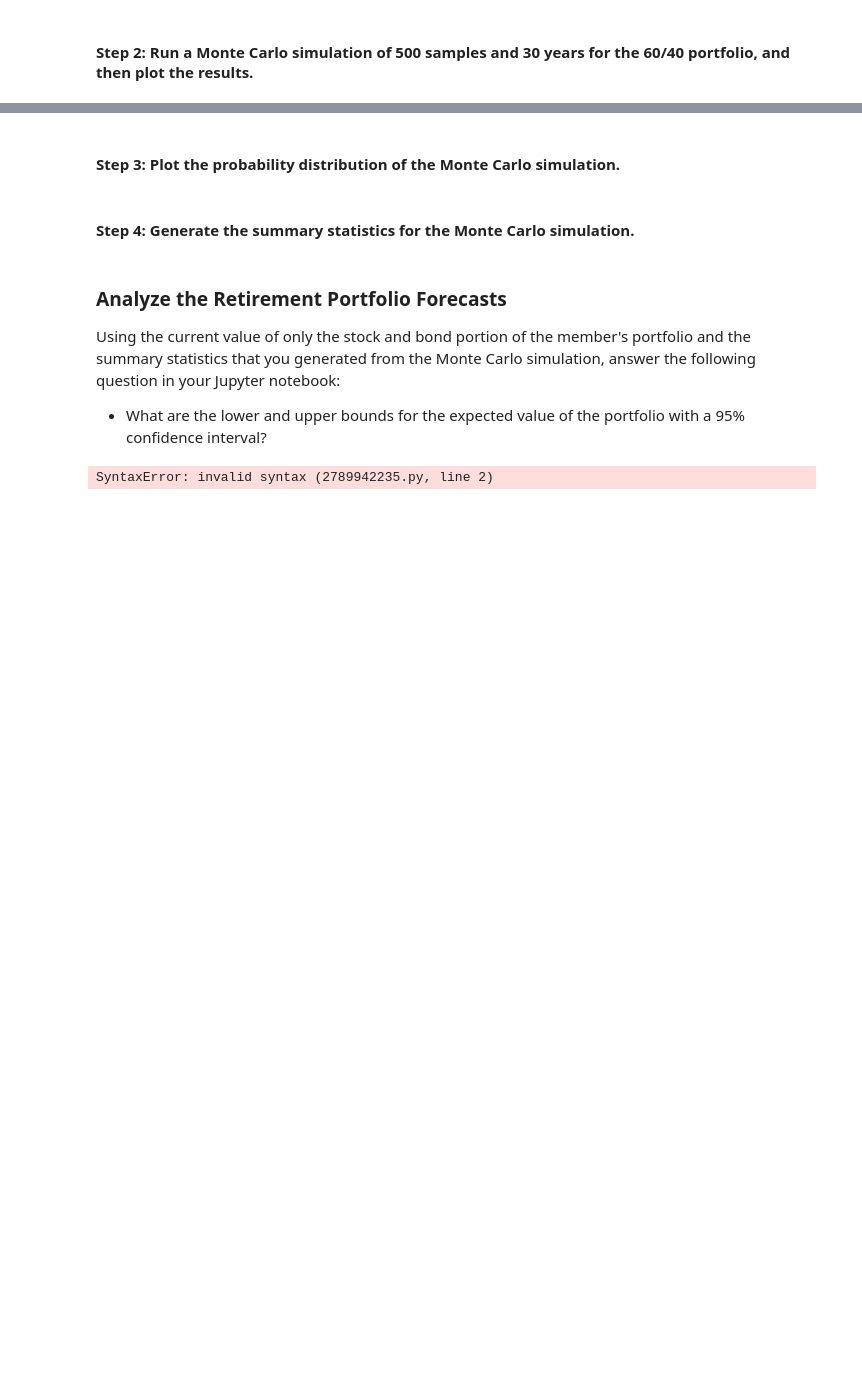
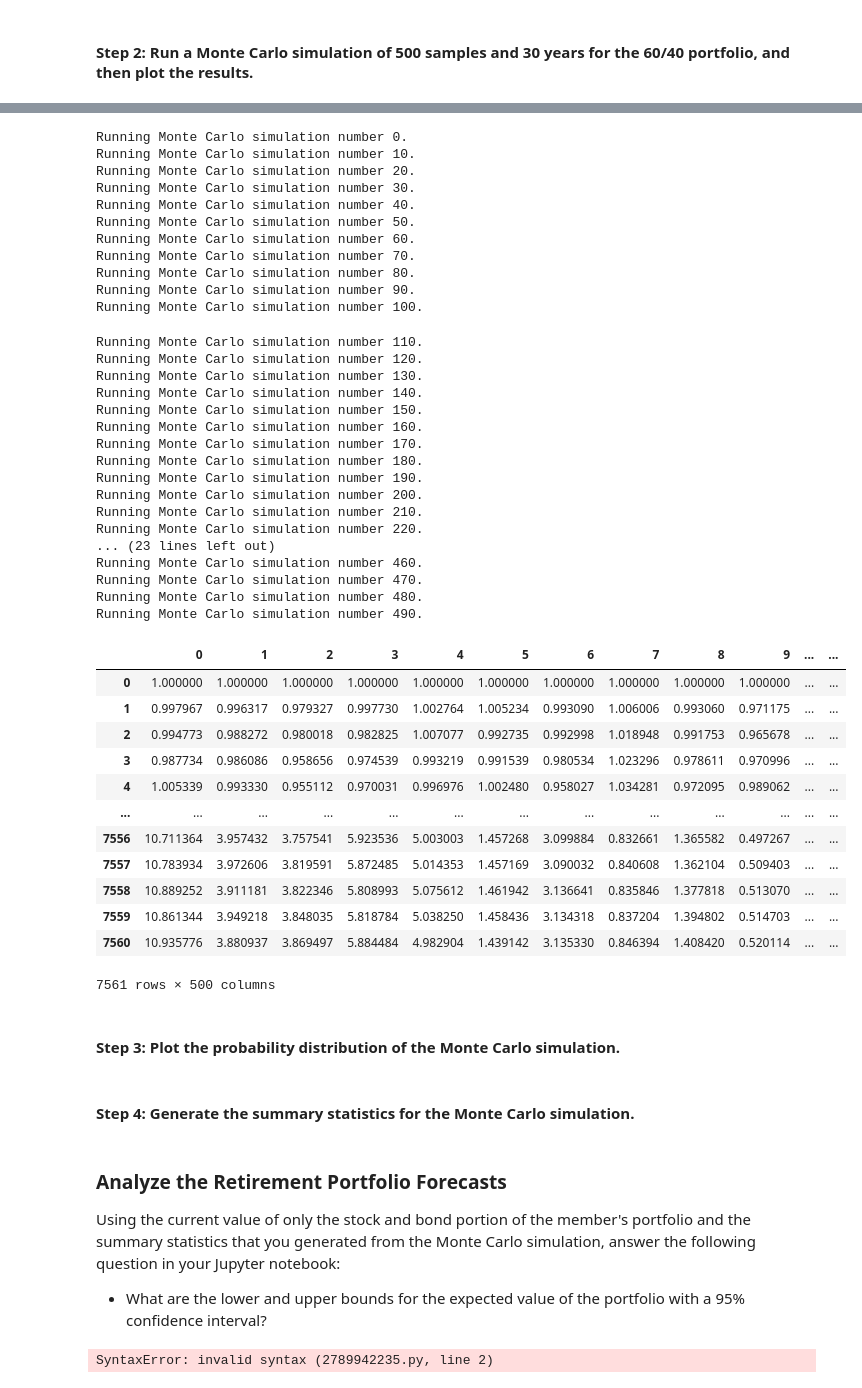
Before and after one commit to trentransom/Challenge_05, a Jupyter notebook: financial_planning_tools.ipynb, the cells around one changed output, grey strips where cells are left out. Saved outputs shown, nothing was run; the diff lists cells and outputs as text; code cells hidden in the pictures; blank space fills up the shorter version.

Commit message:
Succesfully ran a Monte Carlo simulation

```diff
--- a/financial_planning_tools.ipynb
+++ b/financial_planning_tools.ipynb
@@ -424,22 +424,22 @@ In this section, you’ll use the MCForecastTools library to create a Monte Carl
 # %%
 # Set start and end dates of 3 years back from your current date
 # Alternatively, you can use an end date of 2020-08-07 and work 3 years back from that date
-# YOUR CODE HERE
-# YOUR CODE HERE
+start_date = pd.Timestamp('2020-01-06', tz = 'America/New_York').isoformat()
+end_date = pd.Timestamp('2023-01-06', tz = 'America/New_York').isoformat()
 # %%
 # Use the Alpaca get_bars function to make the API call to get the 3 years worth of pricing data
 # The tickers and timeframe parameters should have been set in Part 1 of this activity
 # The start and end dates should be updated with the information set above
 # Remember to add the df property to the end of the call so the response is returned as a DataFrame
-# YOUR CODE HERE
+alpaca_response = alpaca.get_bars(tickers, timeframe, start = start_date, end = end_date).df
 
 # Reorganize the DataFrame
 # Separate ticker data
-# YOUR CODE HERE
-
+spy = alpaca_response[alpaca_response['symbol'] == 'SPY'].drop(['symbol'], axis = 1)
+agg = alpaca_response[alpaca_response['symbol'] == 'AGG'].drop(['symbol'], axis = 1)
 # Concatenate the ticker DataFrames
-# YOUR CODE HERE
-
+prices_df = pd.concat([spy, agg], axis = 1, keys = tickers)
+prices_df.index = prices_df.index.date
 # Display both the first and last five rows of the DataFrame
-# YOUR CODE HERE
-# YOUR CODE HERE
+display(prices_df.head())
+display(prices_df.tail())
@@ -449,7 +464,12 @@ In this section, you’ll use the MCForecastTools library to create a Monte Carl
 # Configure the Monte Carlo simulation to forecast 30 years cumulative returns
 # The weights should be split 40% to AGG and 60% to SPY.
 # Run 500 samples.
-# YOUR CODE HERE
+MC_30year = MCSimulation(
+    portfolio_data = prices_df,
+    weights = [.60, .40],
+    num_simulation=500,
+    num_trading_days=252*30
+)
 
 # Review the simulation input data
-# YOUR CODE HERE
+MC_30year.portfolio_data.head()
@@ -456,6 +484,48 @@ In this section, you’ll use the MCForecastTools library to create a Monte Carl
 # %%
 # Run the Monte Carlo simulation to forecast 30 years cumulative returns
-# YOUR CODE HERE
+MC_30year.calc_cumulative_return()
+# %% [output]
+Running Monte Carlo simulation number 0.
+Running Monte Carlo simulation number 10.
+Running Monte Carlo simulation number 20.
+Running Monte Carlo simulation number 30.
+Running Monte Carlo simulation number 40.
+Running Monte Carlo simulation number 50.
+Running Monte Carlo simulation number 60.
+Running Monte Carlo simulation number 70.
+Running Monte Carlo simulation number 80.
+Running Monte Carlo simulation number 90.
+Running Monte Carlo simulation number 100.
+Running Monte Carlo simulation number 110.
+Running Monte Carlo simulation number 120.
+Running Monte Carlo simulation number 130.
+Running Monte Carlo simulation number 140.
+Running Monte Carlo simulation number 150.
+Running Monte Carlo simulation number 160.
+Running Monte Carlo simulation number 170.
+Running Monte Carlo simulation number 180.
+Running Monte Carlo simulation number 190.
+Running Monte Carlo simulation number 200.
+Running Monte Carlo simulation number 210.
+Running Monte Carlo simulation number 220.
+... (23 lines left out)
+Running Monte Carlo simulation number 460.
+Running Monte Carlo simulation number 470.
+Running Monte Carlo simulation number 480.
+Running Monte Carlo simulation number 490.
+|  | 0 | 1 | 2 | 3 | 4 | 5 | 6 | 7 | 8 | 9 | ... | ... |
+| 0 | 1.000000 | 1.000000 | 1.000000 | 1.000000 | 1.000000 | 1.000000 | 1.000000 | 1.000000 | 1.000000 | 1.000000 | ... | ... |
+| 1 | 0.997967 | 0.996317 | 0.979327 | 0.997730 | 1.002764 | 1.005234 | 0.993090 | 1.006006 | 0.993060 | 0.971175 | ... | ... |
+| 2 | 0.994773 | 0.988272 | 0.980018 | 0.982825 | 1.007077 | 0.992735 | 0.992998 | 1.018948 | 0.991753 | 0.965678 | ... | ... |
+| 3 | 0.987734 | 0.986086 | 0.958656 | 0.974539 | 0.993219 | 0.991539 | 0.980534 | 1.023296 | 0.978611 | 0.970996 | ... | ... |
+| 4 | 1.005339 | 0.993330 | 0.955112 | 0.970031 | 0.996976 | 1.002480 | 0.958027 | 1.034281 | 0.972095 | 0.989062 | ... | ... |
+| ... | ... | ... | ... | ... | ... | ... | ... | ... | ... | ... | ... | ... |
+| 7556 | 10.711364 | 3.957432 | 3.757541 | 5.923536 | 5.003003 | 1.457268 | 3.099884 | 0.832661 | 1.365582 | 0.497267 | ... | ... |
+| 7557 | 10.783934 | 3.972606 | 3.819591 | 5.872485 | 5.014353 | 1.457169 | 3.090032 | 0.840608 | 1.362104 | 0.509403 | ... | ... |
+| 7558 | 10.889252 | 3.911181 | 3.822346 | 5.808993 | 5.075612 | 1.461942 | 3.136641 | 0.835846 | 1.377818 | 0.513070 | ... | ... |
+| 7559 | 10.861344 | 3.949218 | 3.848035 | 5.818784 | 5.038250 | 1.458436 | 3.134318 | 0.837204 | 1.394802 | 0.514703 | ... | ... |
+| 7560 | 10.935776 | 3.880937 | 3.869497 | 5.884484 | 4.982904 | 1.439142 | 3.135330 | 0.846394 | 1.408420 | 0.520114 | ... | ... |
+7561 rows × 500 columns
 # %%
 # Visualize the 30-year Monte Carlo simulation by creating an
 # overlay line plot
```
Also changed, not shown: parts of 3 cells of this notebook.
